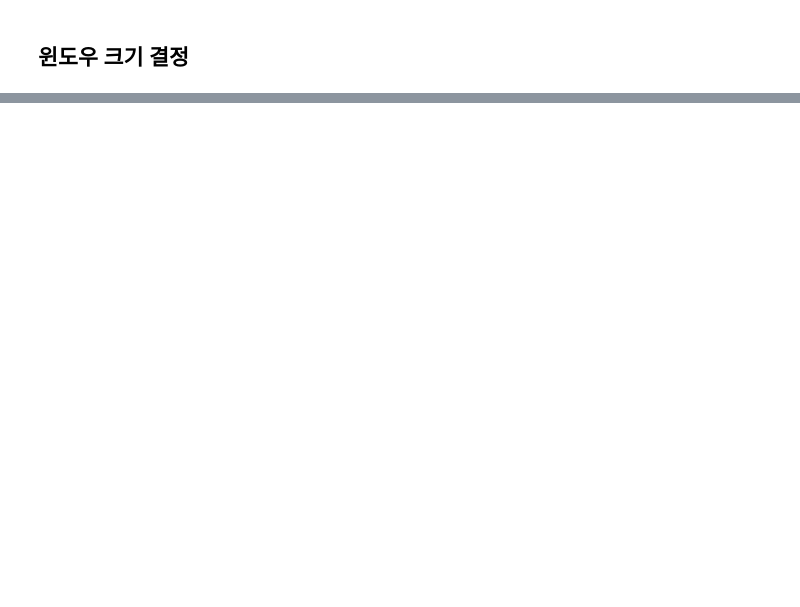
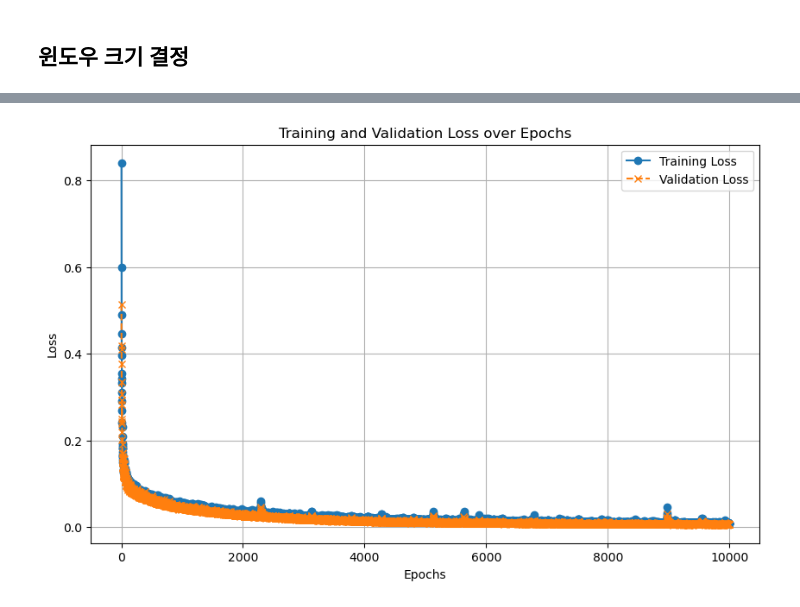
Before and after one commit to loading1031/machine-learning-lecture, a Jupyter notebook: oil/oil-0.08-result copy 2.ipynb, the cells around one changed output, grey strips where cells are left out. Cells and saved outputs as stored; diff of their text form; code cells hidden in the pictures; blank space fills up the shorter version.

```diff
--- a/oil/oil-0.64.ipynb
+++ b/oil/oil-0.08-result copy 2.ipynb
@@ -461,3 +531,27 @@ Test Loss: 0.004856943152844906, Test RMSE: 0.06494193524122238, Test MAE: 0.051
+# %%
+import matplotlib.pyplot as plt
+
+# Assuming `history.history` contains training and validation loss data
+# Replace with your actual `history.history` dictionary
+history_dict = history.history  # If using your model's `history` object
+
+# Extract loss values
+loss = history_dict['rmse']        # Training loss
+val_loss = history_dict['val_rmse']  # Validation loss
+epochs = range(1, len(loss) + 1)
+
+# Plot Training and Validation Loss
+plt.figure(figsize=(10, 6))
+plt.plot(epochs, loss, label='Training Loss', marker='o', linestyle='-')
+plt.plot(epochs, val_loss, label='Validation Loss', marker='x', linestyle='--')
+plt.title('Training and Validation Loss over Epochs')
+plt.xlabel('Epochs')
+plt.ylabel('Loss')
+plt.legend()
+plt.grid(True)
+plt.show()
+# %% [output]
+[figure, added]
 # %%
 # 예측
 y_pred = model.predict(X_test)
```
Also changed, not shown: parts of 14 cells of this notebook, 22 other files.
